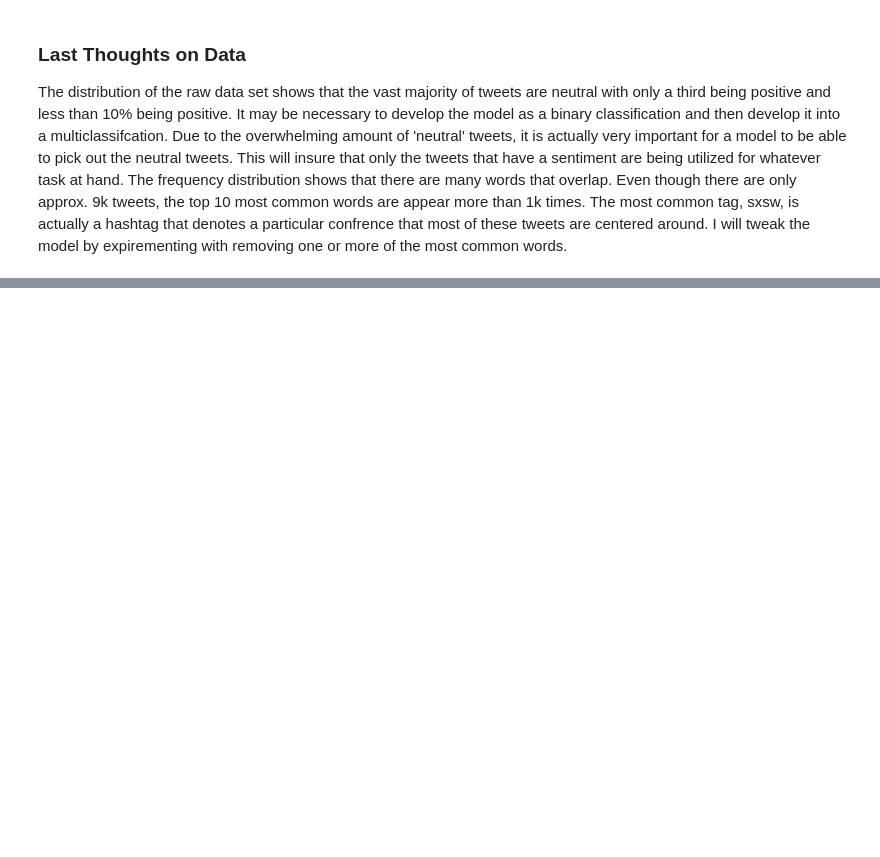
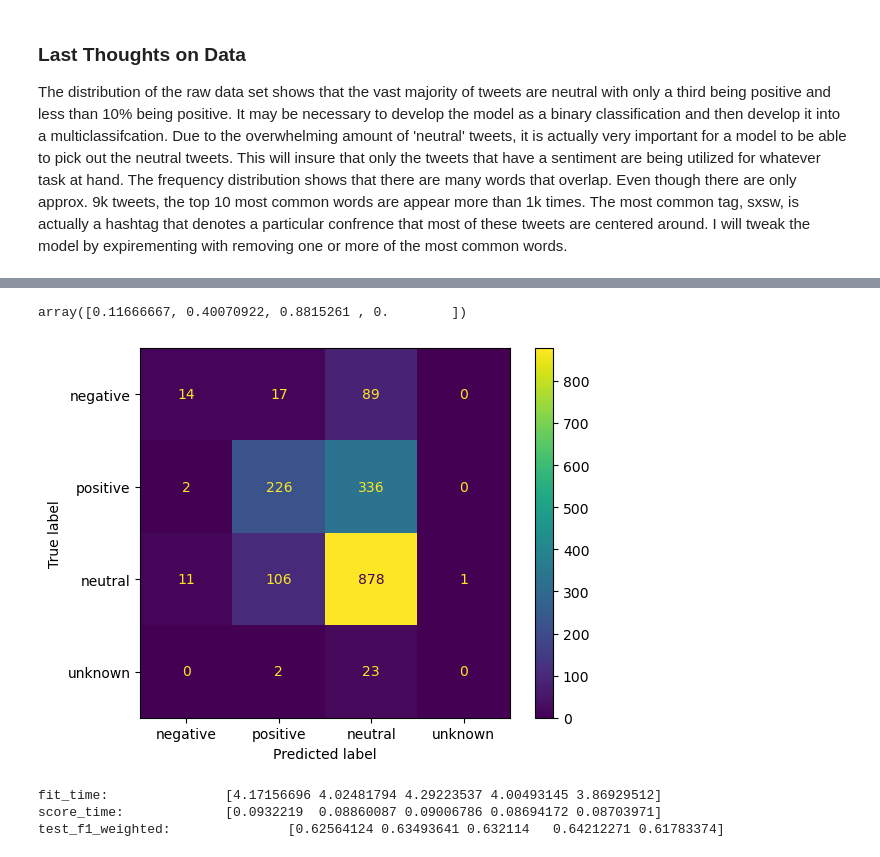
Before and after one commit to chrisvarghese2000/twitter-sentiment, a Jupyter notebook: data-exploration.ipynb, the cells around one changed output, grey strips where cells are left out. Saved outputs shown, nothing was run; the diff lists cells and outputs as text; code cells hidden in the pictures; blank space fills up the shorter version.

```diff
--- a/data-exploration.ipynb
+++ b/data-exploration.ipynb
@@ -267,0 +356,7 @@ tf_idf_data_train = vectorizer.fit_transform(data)
+# %%
+# Confusion Matrix from Validation data
+plot_confusion_matrix(rf_classifier, tf_idf_data_val, y_val, display_labels = target_labels)
+rf_val_score
+# %% [output]
+array([0.11666667, 0.40070922, 0.8815261 , 0.        ])
+[figure, added]
@@ -267,0 +367,7 @@ tf_idf_data_train = vectorizer.fit_transform(data)
+# %%
+for score in scores.items():
+    print ('{}: \t\t{}'.format(score[0], score[1]))
+# %% [output]
+fit_time:               [4.17156696 4.02481794 4.29223537 4.00493145 3.86929512]
+score_time:             [0.0932219  0.08860087 0.09006786 0.08694172 0.08703971]
+test_f1_weighted:               [0.62564124 0.63493641 0.632114   0.64212271 0.61783374]
```
Also changed, not shown: parts of 68 cells of this notebook, 4 other files.
